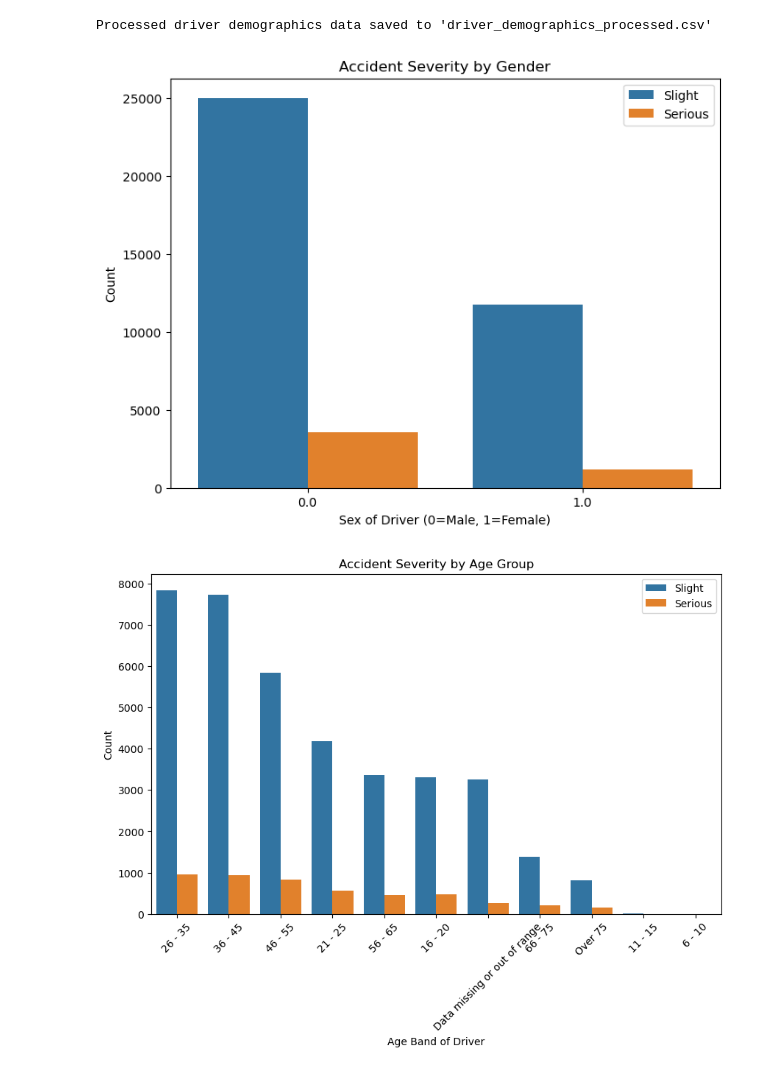
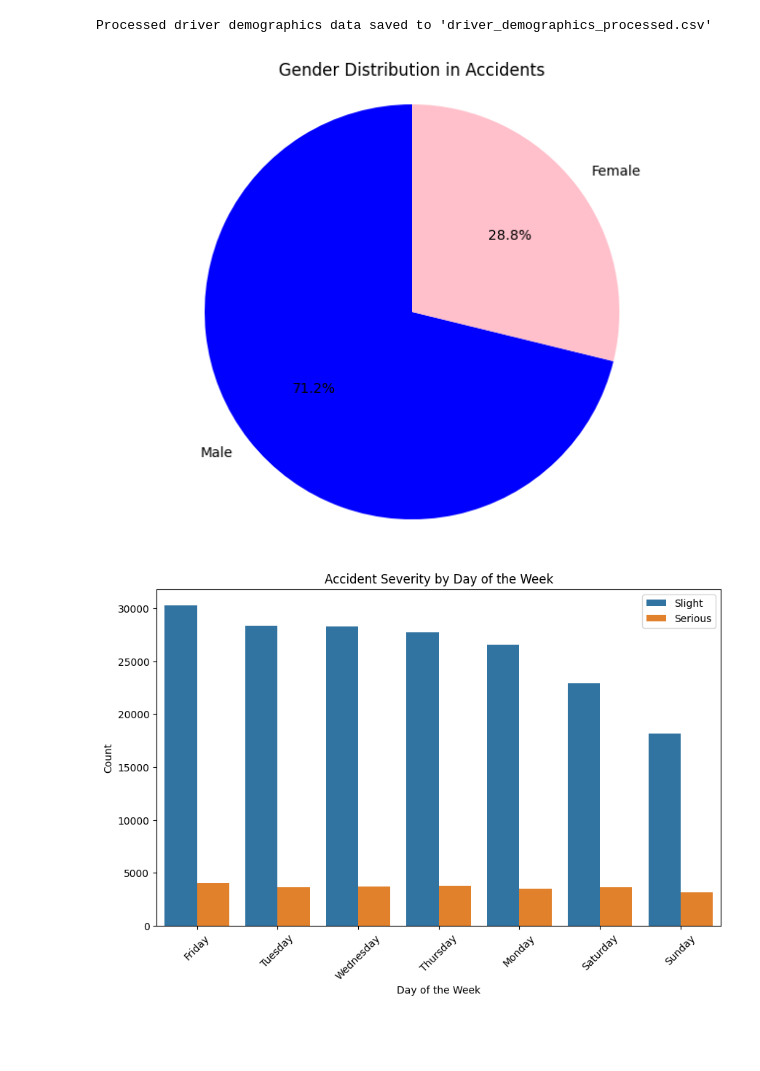
Before and after one commit to valceven/FinalProjectApplied, a Jupyter notebook: accidents.ipynb, the cells around one changed output. Drawn from its saved outputs; the diff is of its cells as text; code cells hidden in the pictures; blank space fills up the shorter version.

```diff
--- a/accidents.ipynb
+++ b/accidents.ipynb
@@ -157,6 +156,26 @@ print(f"\nProcessed driver demographics data saved to '{demographics_file}'")
 
 # Step 10: Visualizations
 
+# 1. Gender Distribution (Pie Chart)
+plt.figure(figsize=(8, 6))
+gender_counts = demographics_data['Sex_of_Driver'].value_counts()
+plt.pie(gender_counts, labels=['Male', 'Female'], autopct='%1.1f%%', startangle=90, colors=['blue', 'pink'])
+plt.title('Gender Distribution in Accidents')
+plt.axis('equal')
+plt.show()
+
+
+# 3. Accident Severity by Day of Week (Bar Plot)
+plt.figure(figsize=(10, 6))
+sns.countplot(x='Day_of_Week', hue='Accident_Severity', data=demographics_data,
+              order=demographics_data['Day_of_Week'].value_counts().index)
+plt.title('Accident Severity by Day of the Week')
+plt.xlabel('Day of the Week')
+plt.ylabel('Count')
+plt.xticks(rotation=45)
+plt.legend(['Slight', 'Serious'])
+plt.show()
+
 # 1. Accident Severity by Gender
 plt.figure(figsize=(8, 6))
 sns.countplot(x='Sex_of_Driver', hue='Accident_Severity', data=demographics_data)
@@ -195,5 +214,57 @@ plt.xlabel('Hour of Day')
 plt.ylabel('Count')
 plt.legend(['Slight', 'Serious'])
 plt.show()
+
+
+# Step 5: Prepare data for heatmaps
+# Create a pivot table for Male
+male_data = demographics_data[demographics_data['Sex_of_Driver'] == 0]  # 0 for Male
+male_heatmap = male_data.pivot_table(
+    index='Age_Band_of_Driver',
+    columns='Hour',
+    values='Sex_of_Driver',  # Use any column to count rows
+    aggfunc='count',
+    fill_value=0
+)
+
+# Create a pivot table for Female
+female_data = demographics_data[demographics_data['Sex_of_Driver'] == 1]  # 1 for Female
+female_heatmap = female_data.pivot_table(
+    index='Age_Band_of_Driver',
+    columns='Hour',
+    values='Sex_of_Driver',
+    aggfunc='count',
+    fill_value=0
+)
+
+# Male Heatmap
+plt.figure(figsize=(14, 10))
+sns.heatmap(
+    male_heatmap,
+    cmap='Blues',
+    annot=True,
+    fmt='d',
+    linewidths=0.7
+)
+plt.title('Accidents by Time of Day and Age Group (Male)', fontsize=16)
+plt.xlabel('Hour of Day')
+plt.ylabel('Age Group')
+plt.tight_layout()
+plt.show()
+
+# Female Heatmap
+plt.figure(figsize=(14, 10))
+sns.heatmap(
+    female_heatmap,
+    cmap='Reds',
+    annot=True,
+    fmt='d',
+    linewidths=0.7
+)
+plt.title('Accidents by Time of Day and Age Group (Female)', fontsize=16)
+plt.xlabel('Hour of Day')
+plt.ylabel('Age Group')
+plt.tight_layout()
+plt.show()
 # %% [output]
 Checking for missing values:
@@ -208,32 +279,32 @@ dtype: int64
 
 Missing values after dropping:
 Accident_Severity            0
 Sex_of_Driver                0
 Age_Band_of_Driver           0
 Journey_Purpose_of_Driver    0
 Day_of_Week                  0
 Date                         0
 Time                         0
 dtype: int64
 A value is trying to be set on a copy of a slice from a DataFrame
 
 See the caveats in the documentation: https://pandas.pydata.org/pandas-docs/stable/user_guide/indexing.html#returning-a-view-versus-a-copy
   demographics_data.dropna(inplace=True)
 A value is trying to be set on a copy of a slice from a DataFrame.
 Try using .loc[row_indexer,col_indexer] = value instead
 
 See the caveats in the documentation: https://pandas.pydata.org/pandas-docs/stable/user_guide/indexing.html#returning-a-view-versus-a-copy
   demographics_data['Sex_of_Driver'] = demographics_data['Sex_of_Driver'].map({'Male': 0, 'Female': 1})
 A value is trying to be set on a copy of a slice from a DataFrame.
 Try using .loc[row_indexer,col_indexer] = value instead
 
 See the caveats in the documentation: https://pandas.pydata.org/pandas-docs/stable/user_guide/indexing.html#returning-a-view-versus-a-copy
   demographics_data['Accident_Severity'] = demographics_data['Accident_Severity'].map({'Slight': 0, 'Serious': 1})
 A value is trying to be set on a copy of a slice from a DataFrame.
 Try using .loc[row_indexer,col_indexer] = value instead
 
 See the caveats in the documentation: https://pandas.pydata.org/pandas-docs/stable/user_guide/indexing.html#returning-a-view-versus-a-copy
   demographics_data['Hour'] = pd.to_datetime(demographics_data['Time'], errors='coerce').dt.hour
 Processed driver demographics data saved to 'driver_demographics_processed.csv'
-[figure, old version]
+[figure, new version]
-[figure, old version]
+[figure, new version]
```
Also changed, not shown: parts of 6 cells of this notebook, 6 other files.
